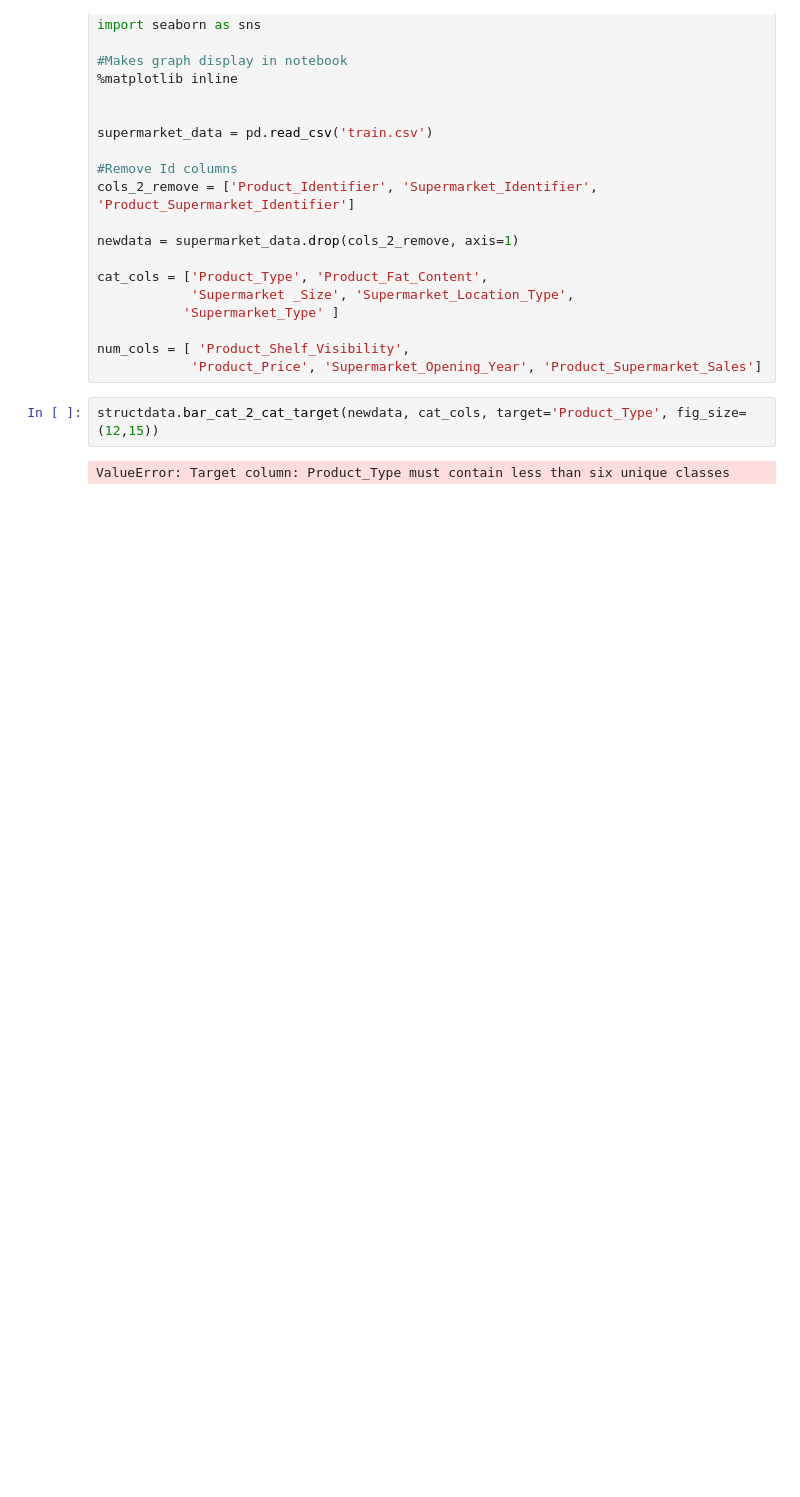
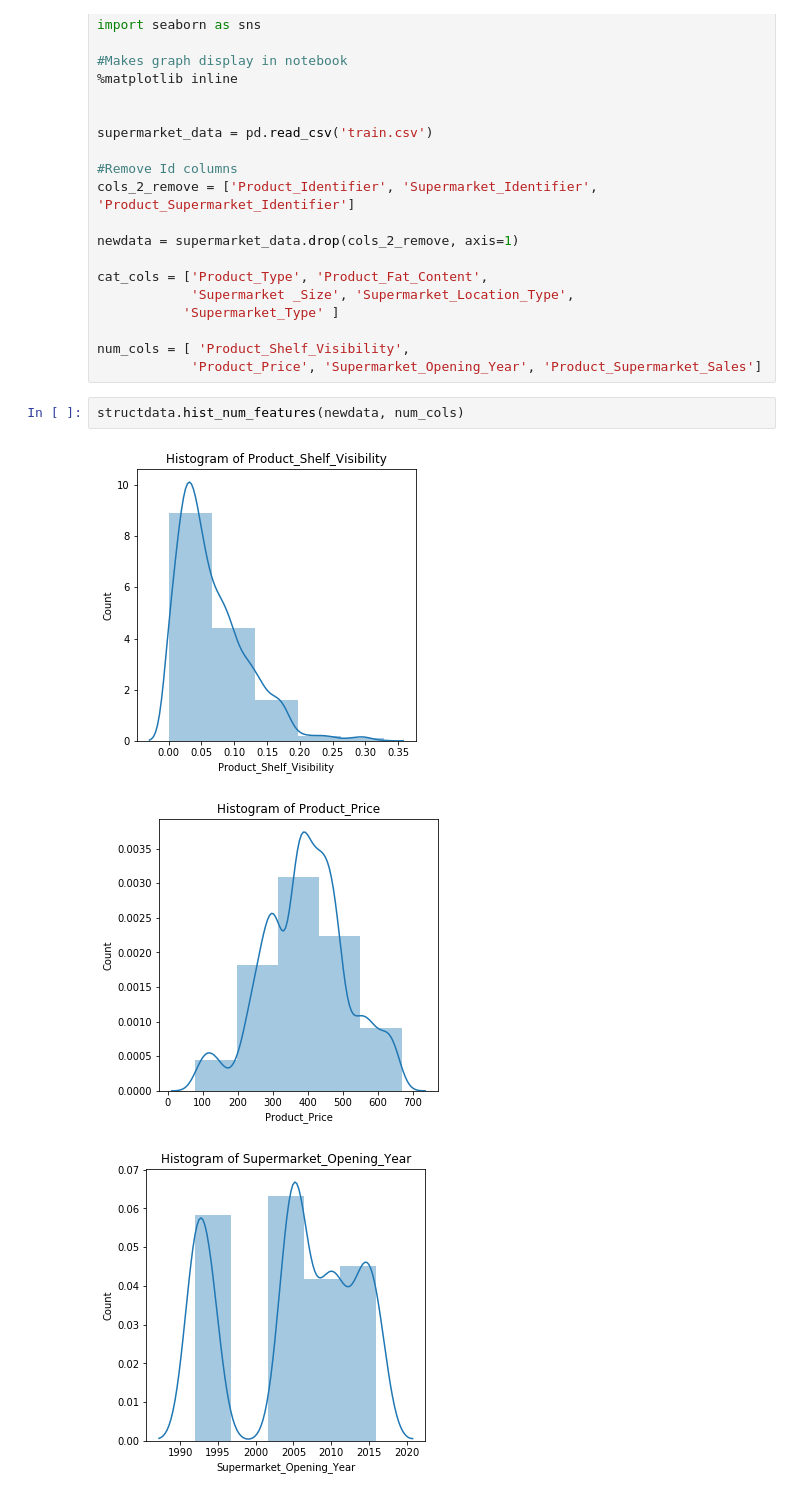
Before and after one commit to risenW/datasist, a Jupyter notebook: visualz/visualz/test.ipynb, the cells around one changed output. Drawn from its saved outputs; the diff is of its cells as text; blank space fills up the shorter version.

Commit message:
Modified hist_num_features to use seaborn for ploting

```diff
--- a/visualz/visualz/test.ipynb
+++ b/visualz/visualz/test.ipynb
@@ -22,7 +22,9 @@ cat_cols = ['Product_Type', 'Product_Fat_Content',
 
 num_cols = [ 'Product_Shelf_Visibility',
             'Product_Price', 'Supermarket_Opening_Year', 'Product_Supermarket_Sales']
-# %%
-structdata.bar_cat_2_cat_target(newdata, cat_cols, target='Product_Type', fig_size=(12,15))
-# %% [output]
-ValueError: Target column: Product_Type must contain less than six unique classes
+# %%
+structdata.hist_num_features(newdata, num_cols)
+# %% [output]
+[figure, added]
+[figure, added]
+[figure, added]
```
Also changed, not shown: parts of 1 cell of this notebook, 1 other file.
